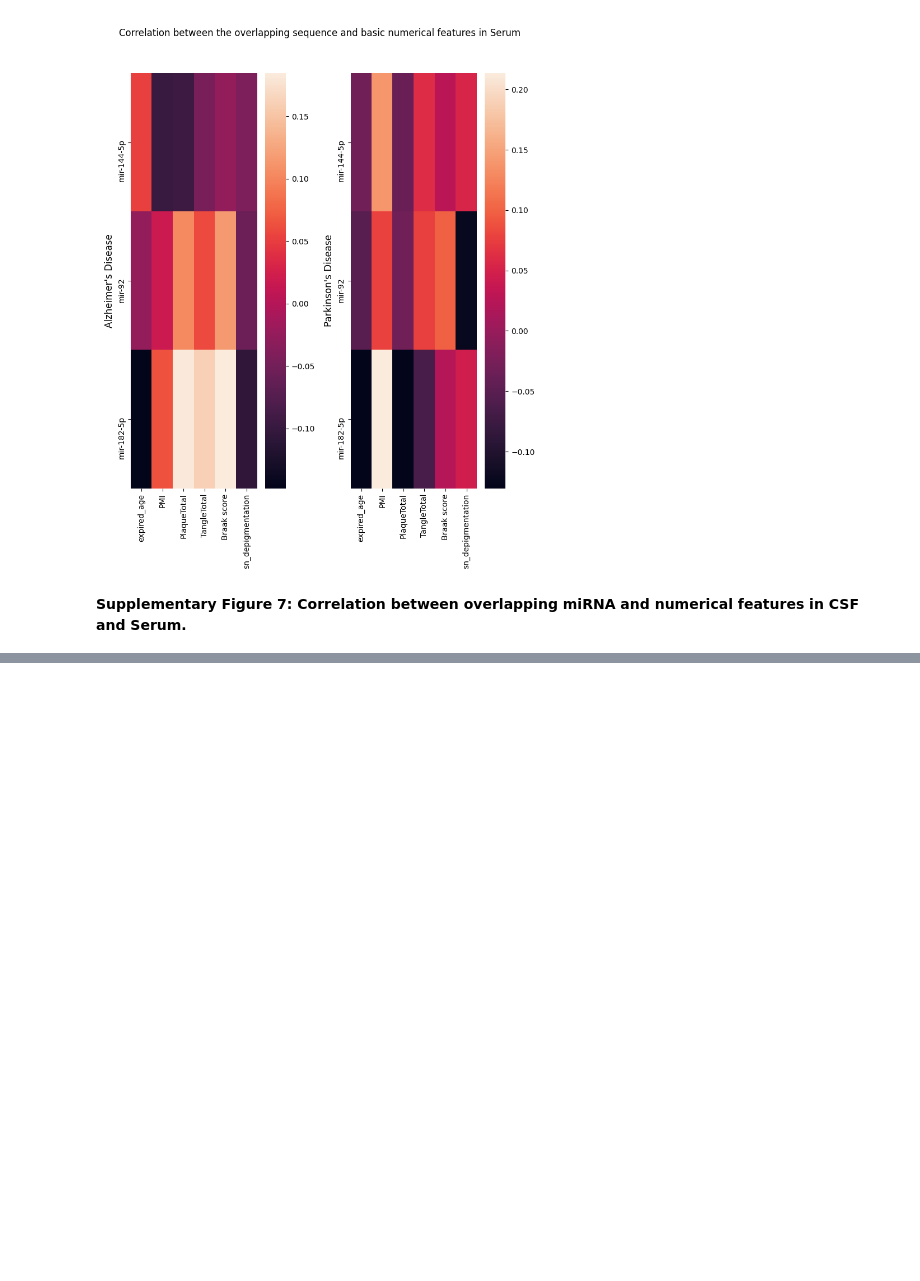
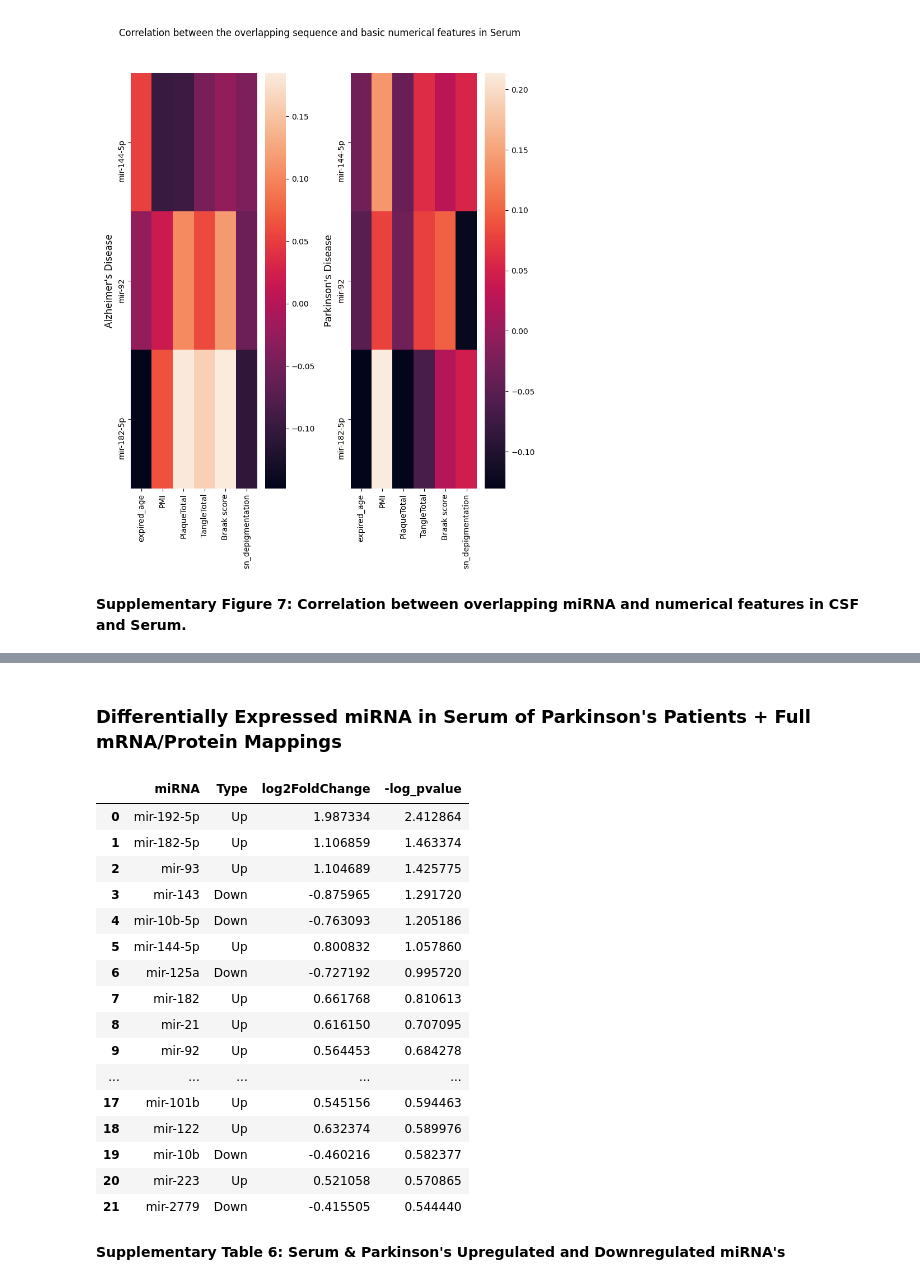
Before and after one commit to sksamra/DSC180B_B04_Capstone, a Jupyter notebook: notebooks/report.ipynb, the cells around one changed output, grey strips where cells are left out. Drawn from its saved outputs; the diff is of its cells as text; code cells hidden in the pictures; blank space fills up the shorter version.

Commit message:
fixed numbering of whole report, moved full mappings to appendix, still need to cut mappings section of full report

```diff
--- a/notebooks/report.ipynb
+++ b/notebooks/report.ipynb
@@ -1643,0 +1621,8 @@ Supplementary Figure 7: Correlation between overlapping miRNA and numerical feat
+# %%
+pd.set_option('display.max_rows', 20)
+df = pd.read_csv("../data/out/Cerebrospinal/Alzheimer/updown_miRNAs.csv")
+df.columns = ['miRNA', 'Type', 'log2FoldChange', '-log_pvalue']
+
+display(df)
+display(HTML("<b>Supplementary Table "+str(sup_tableNum)+": Cerebrospinal & Alzheimer's Upregulated and Downregulated miRNA's</b>"))
+sup_tableNum += 1
@@ -1643,0 +1673,7 @@ Supplementary Figure 7: Correlation between overlapping miRNA and numerical feat
+# %%
+df = pd.read_csv("../data/out/Cerebrospinal/Parkinson/updown_miRNAs.csv")
+df.columns = ['miRNA', 'Type', 'log2FoldChange', '-log_pvalue']
+
+display(df)
+display(HTML("<b>Supplementary Table "+str(sup_tableNum)+": Cerebrospinal & Parkinson's Upregulated and Downregulated miRNA's</b>"))
+sup_tableNum += 1
@@ -1643,0 +1715,7 @@ Supplementary Figure 7: Correlation between overlapping miRNA and numerical feat
+# %%
+df = pd.read_csv("../data/out/Serum/Alzheimer/updown_miRNAs.csv")
+df.columns = ['miRNA', 'Type', 'log2FoldChange', '-log_pvalue']
+
+display(df)
+display(HTML("<b>Supplementary Table "+str(sup_tableNum)+": Serum & Alzheimer's Upregulated and Downregulated miRNA's</b>"))
+sup_tableNum += 1
@@ -1643,0 +1767,29 @@ Supplementary Figure 7: Correlation between overlapping miRNA and numerical feat
+# %% [markdown]
+### Differentially Expressed miRNA in Serum of Parkinson's Patients + Full mRNA/Protein Mappings
+# %%
+pd.set_option('display.max_rows', 25)
+df = pd.read_csv("../data/out/Serum/Parkinson/updown_miRNAs.csv")
+df.columns = ['miRNA', 'Type', 'log2FoldChange', '-log_pvalue']
+
+display(df)
+display(HTML("<b>Supplementary Table "+str(sup_tableNum)+": Serum & Parkinson's Upregulated and Downregulated miRNA's</b>"))
+sup_tableNum += 1
+# %% [output]
+|  | miRNA | Type | log2FoldChange | -log_pvalue |
+| 0 | mir-192-5p | Up | 1.987334 | 2.412864 |
+| 1 | mir-182-5p | Up | 1.106859 | 1.463374 |
+| 2 | mir-93 | Up | 1.104689 | 1.425775 |
+| 3 | mir-143 | Down | -0.875965 | 1.291720 |
+| 4 | mir-10b-5p | Down | -0.763093 | 1.205186 |
+| 5 | mir-144-5p | Up | 0.800832 | 1.057860 |
+| 6 | mir-125a | Down | -0.727192 | 0.995720 |
+| 7 | mir-182 | Up | 0.661768 | 0.810613 |
+| 8 | mir-21 | Up | 0.616150 | 0.707095 |
+| 9 | mir-92 | Up | 0.564453 | 0.684278 |
+| ... | ... | ... | ... | ... |
+| 17 | mir-101b | Up | 0.545156 | 0.594463 |
+| 18 | mir-122 | Up | 0.632374 | 0.589976 |
+| 19 | mir-10b | Down | -0.460216 | 0.582377 |
+| 20 | mir-223 | Up | 0.521058 | 0.570865 |
+| 21 | mir-2779 | Down | -0.415505 | 0.544440 |
+Supplementary Table 6: Serum & Parkinson's Upregulated and Downregulated miRNA's
```
Also changed, not shown: parts of 26 cells of this notebook.
